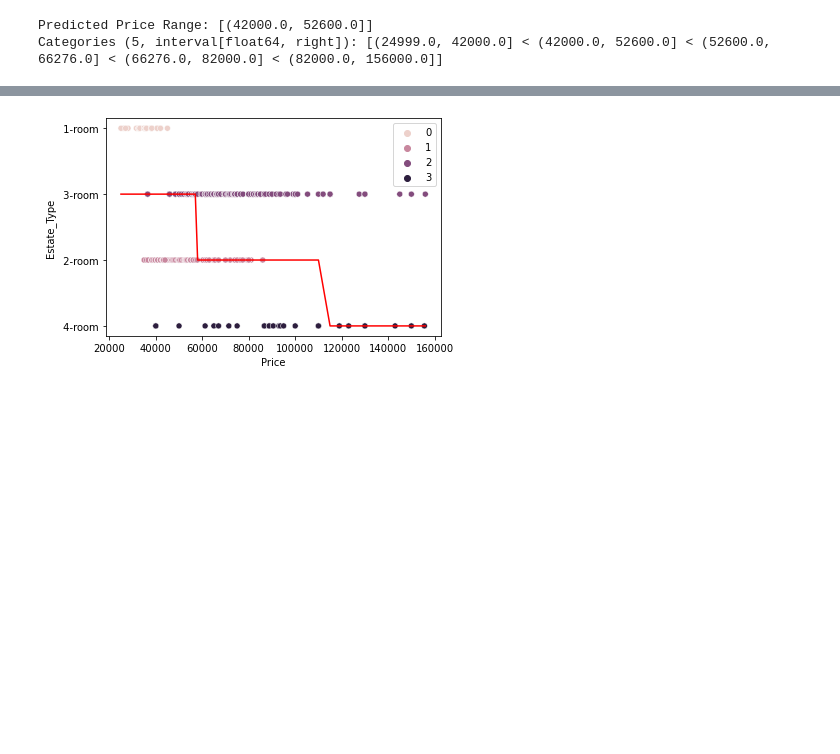
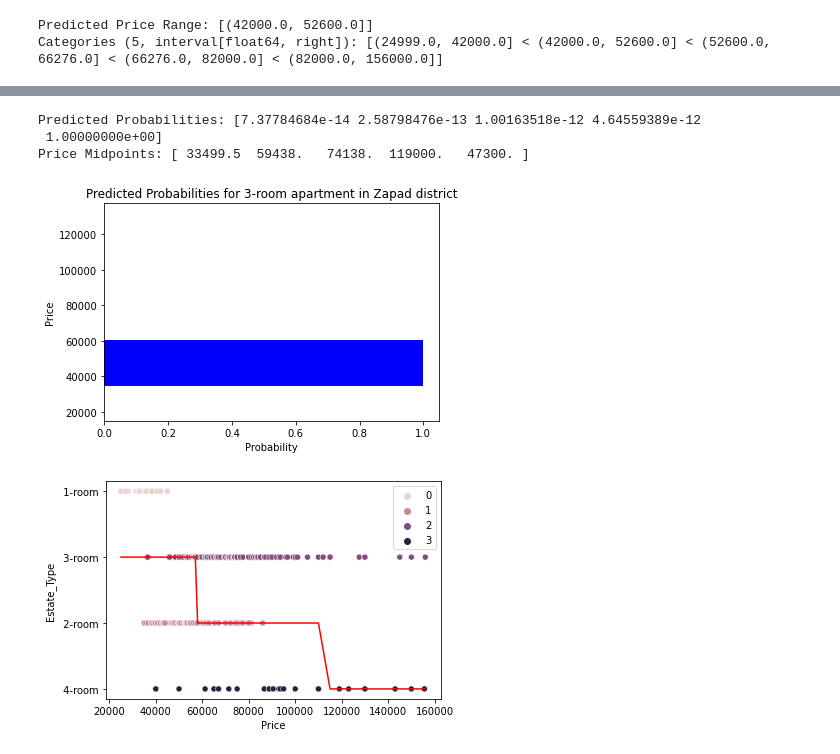
Before and after one commit to StefanRaychev/Web-scraping-and-data-analysis-of-estate-market, a Jupyter notebook: Scraping.ipynb, the cells around one changed output, grey strips where cells are left out. Drawn from its saved outputs; the diff is of its cells as text; code cells hidden in the pictures; blank space fills up the shorter version.

```diff
--- a/Scraping.ipynb
+++ b/Scraping.ipynb
@@ -758,3 +668,57 @@ plt.show()
+# %%
+import pandas as pd
+import numpy as np
+import matplotlib.pyplot as plt
+from mord import LogisticAT
+from sklearn.preprocessing import LabelEncoder
+
+# Encode the categorical variables
+label_encoder = LabelEncoder()
+df_estate_collection_all['Estate_Type_Encoded'] = label_encoder.fit_transform(df_estate_collection_all['Estate_Type'])
+df_estate_collection_all['Location_Encoded'] = label_encoder.fit_transform(df_estate_collection_all['Location'])
+
+# Add '2-room' to the label encoder's classes
+label_encoder.classes_ = np.append(label_encoder.classes_, '3-room')
+
+# Encode the Price variable into ordinal categories
+df_estate_collection_all['Price_Category'] = pd.qcut(df_estate_collection_all['Price'], q=5, labels=False)
+
+# Define the independent variables (predictors)
+X = df_estate_collection_all[['Estate_Type_Encoded', 'Location_Encoded']]
+
+# Define the dependent variable (response)
+y = df_estate_collection_all['Price_Category']
+
+# Fit the ordinal logistic regression model
+model = LogisticAT(alpha=0)
+model.fit(X, y)
+
+# Predict the price category for a specific scenario (2-room apartment in Iztok district)
+estate_type_encoded = label_encoder.transform(['3-room'])[0]
+location_encoded = label_encoder.transform(['Zapad'])[0]
+scenario = np.array([[estate_type_encoded, location_encoded]])
+predicted_probs = model.predict_proba(scenario)[0]
+
+# Calculate the midpoints of the price intervals
+price_intervals = pd.qcut(df_estate_collection_all['Price'], q=5, precision=0)
+price_midpoints = price_intervals.apply(lambda x: x.mid).unique()
+price_midpoints = pd.to_numeric(price_midpoints)  # Convert to numeric values
+
+print('Predicted Probabilities:', predicted_probs)
+print('Price Midpoints:', price_midpoints)
+
+# Calculate the height based on the range of price midpoints
+bar_height = price_midpoints[1] - price_midpoints[0]
+plt.barh(price_midpoints, predicted_probs, height=bar_height, color='blue')
+plt.xlabel('Probability')
+plt.ylabel('Price')
+plt.title('Predicted Probabilities for 3-room apartment in Zapad district')
+plt.show()
+# %% [output]
+Predicted Probabilities: [7.37784684e-14 2.58798476e-13 1.00163518e-12 4.64559389e-12
+ 1.00000000e+00]
+Price Midpoints: [ 33499.5  59438.   74138.  119000.   47300. ]
+[figure, added]
 # %%
 import pandas as pd
 import seaborn as sns
```
Also changed, not shown: parts of 4 cells of this notebook.
